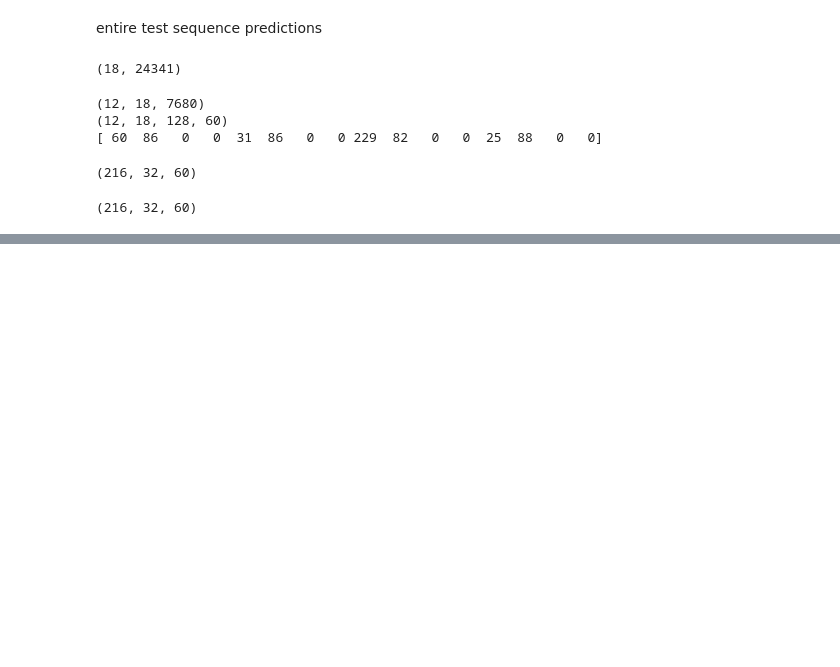
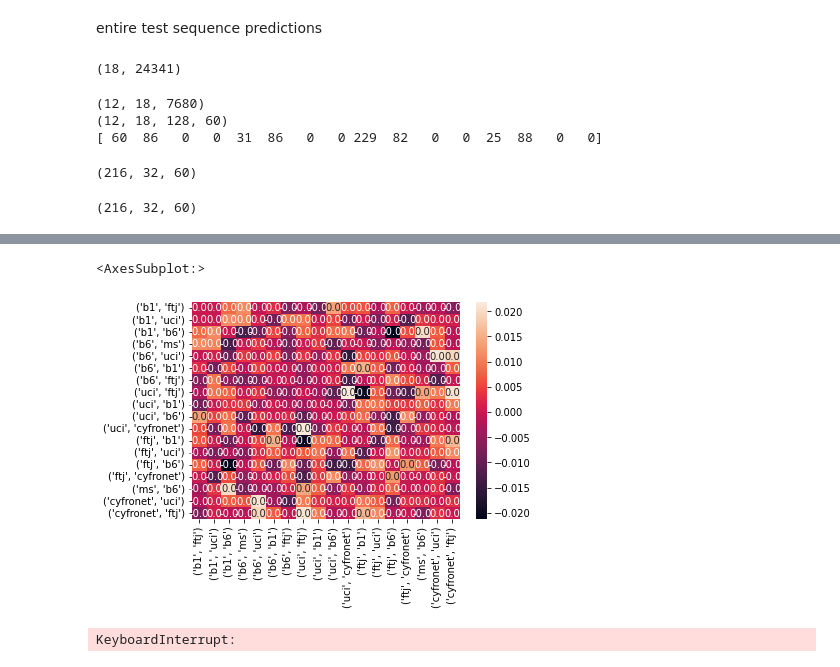
Before and after one commit to mmuravytskyi/snmp-madness, a Jupyter notebook: gat_transformer_model.ipynb, the cells around one changed output, grey strips where cells are left out. Drawn from its saved outputs; the diff is of its cells as text; code cells hidden in the pictures; blank space fills up the shorter version.

```diff
--- a/gat_transformer_model.ipynb
+++ b/gat_transformer_model.ipynb
@@ -937,0 +920,19 @@ plt.show()
+# %%
+err_corr_coefs = jnp.corrcoef(errs) - jnp.eye(GRAPH_NUM_NODES)
+# %%
+sns.heatmap(
+    err_corr_coefs,
+    annot=True,
+    fmt=".1f",
+    xticklabels=metadata.CONNECTIONS,
+    yticklabels=metadata.CONNECTIONS
+)
+# %% [output]
+<AxesSubplot:>
+[figure, added]
+# %%
+import pandas as pd
+save_to_csv = pd.DataFrame(errs.T, columns=metadata.CONNECTIONS)
+save_to_csv.to_csv("gat_transformer_errors.csv")
+# %% [output]
+KeyboardInterrupt:
```
Also changed, not shown: parts of 15 cells of this notebook.
